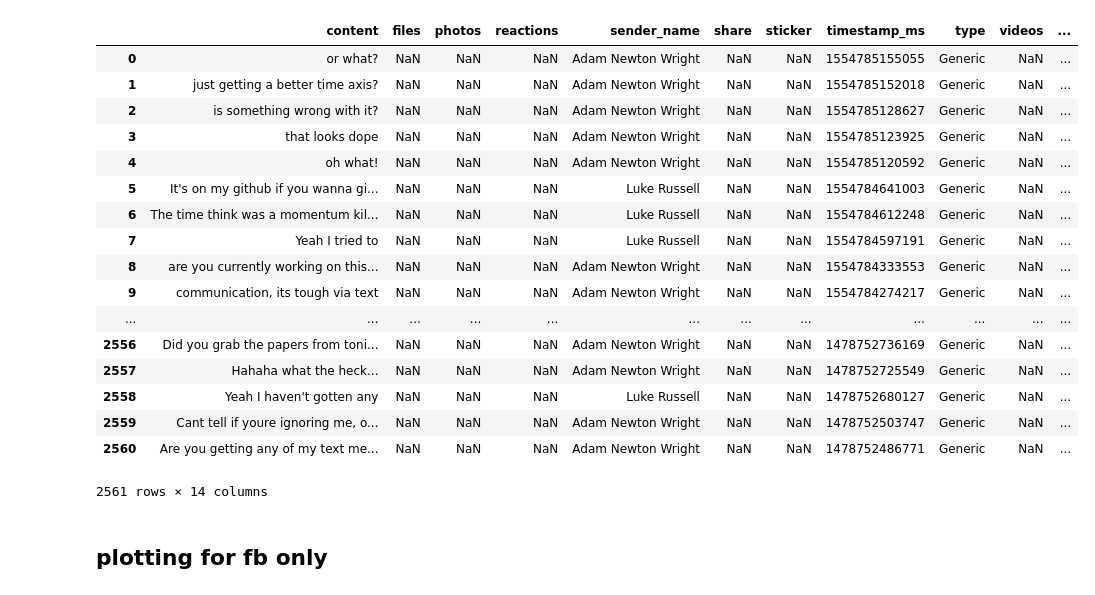
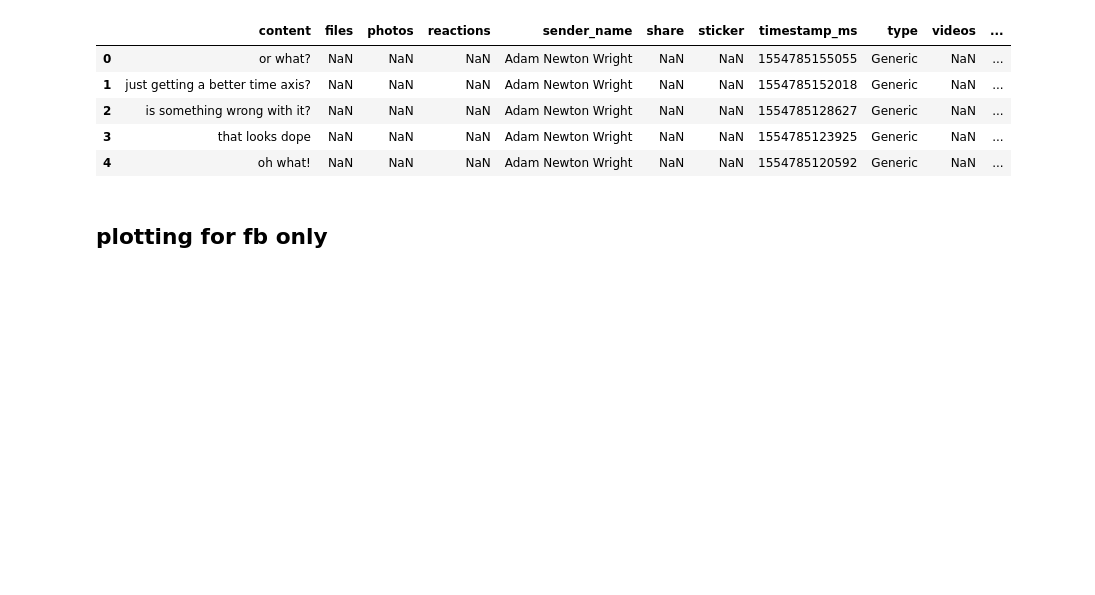
Before and after one commit to lukegalbraithrussell/messages-analysis, a Jupyter notebook: FacebookMessages.ipynb, the cells around one changed output. Cells and saved outputs as stored; diff of their text form; code cells hidden in the pictures; blank space fills up the shorter version.

Commit message:
took away printout of data frame

```diff
--- a/FacebookMessages.ipynb
+++ b/FacebookMessages.ipynb
@@ -48,26 +48,14 @@ for dirName, subdirList, fileList in os.walk(rootDir):
         pass
         # future: format="%Y.%d.%m %I:%M:%S"
 # %%
-dataDict['lukerussell']
+dataDict['lukerussell'].head()
 # %% [output]
 |  | content | files | photos | reactions | sender_name | share | sticker | timestamp_ms | type | videos | ... |
 | 0 | or what? | NaN | NaN | NaN | Adam Newton Wright | NaN | NaN | 1554785155055 | Generic | NaN | ... |
 | 1 | just getting a better time axis? | NaN | NaN | NaN | Adam Newton Wright | NaN | NaN | 1554785152018 | Generic | NaN | ... |
 | 2 | is something wrong with it? | NaN | NaN | NaN | Adam Newton Wright | NaN | NaN | 1554785128627 | Generic | NaN | ... |
 | 3 | that looks dope | NaN | NaN | NaN | Adam Newton Wright | NaN | NaN | 1554785123925 | Generic | NaN | ... |
 | 4 | oh what! | NaN | NaN | NaN | Adam Newton Wright | NaN | NaN | 1554785120592 | Generic | NaN | ... |
-| 5 | It's on my github if you wanna gi... | NaN | NaN | NaN | Luke Russell | NaN | NaN | 1554784641003 | Generic | NaN | ... |
-| 6 | The time think was a momentum kil... | NaN | NaN | NaN | Luke Russell | NaN | NaN | 1554784612248 | Generic | NaN | ... |
-| 7 | Yeah I tried to | NaN | NaN | NaN | Luke Russell | NaN | NaN | 1554784597191 | Generic | NaN | ... |
-| 8 | are you currently working on this... | NaN | NaN | NaN | Adam Newton Wright | NaN | NaN | 1554784333553 | Generic | NaN | ... |
-| 9 | communication, its tough via text | NaN | NaN | NaN | Adam Newton Wright | NaN | NaN | 1554784274217 | Generic | NaN | ... |
-| ... | ... | ... | ... | ... | ... | ... | ... | ... | ... | ... | ... |
-| 2556 | Did you grab the papers from toni... | NaN | NaN | NaN | Adam Newton Wright | NaN | NaN | 1478752736169 | Generic | NaN | ... |
-| 2557 | Hahaha what the heck... | NaN | NaN | NaN | Adam Newton Wright | NaN | NaN | 1478752725549 | Generic | NaN | ... |
-| 2558 | Yeah I haven't gotten any | NaN | NaN | NaN | Luke Russell | NaN | NaN | 1478752680127 | Generic | NaN | ... |
-| 2559 | Cant tell if youre ignoring me, o... | NaN | NaN | NaN | Adam Newton Wright | NaN | NaN | 1478752503747 | Generic | NaN | ... |
-| 2560 | Are you getting any of my text me... | NaN | NaN | NaN | Adam Newton Wright | NaN | NaN | 1478752486771 | Generic | NaN | ... |
-2561 rows × 14 columns
 # %% [markdown]
 ## plotting for fb only
 # %%
```
